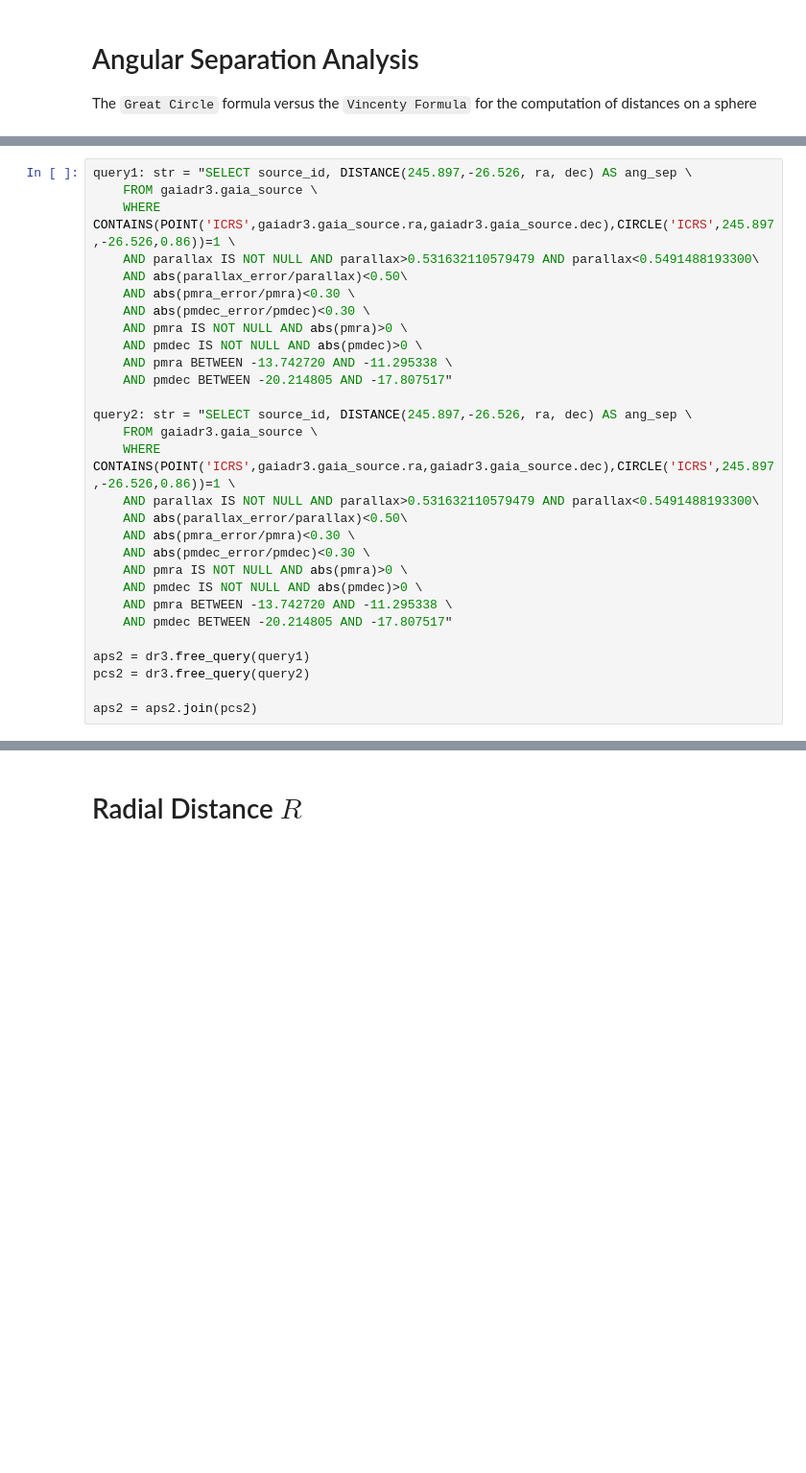
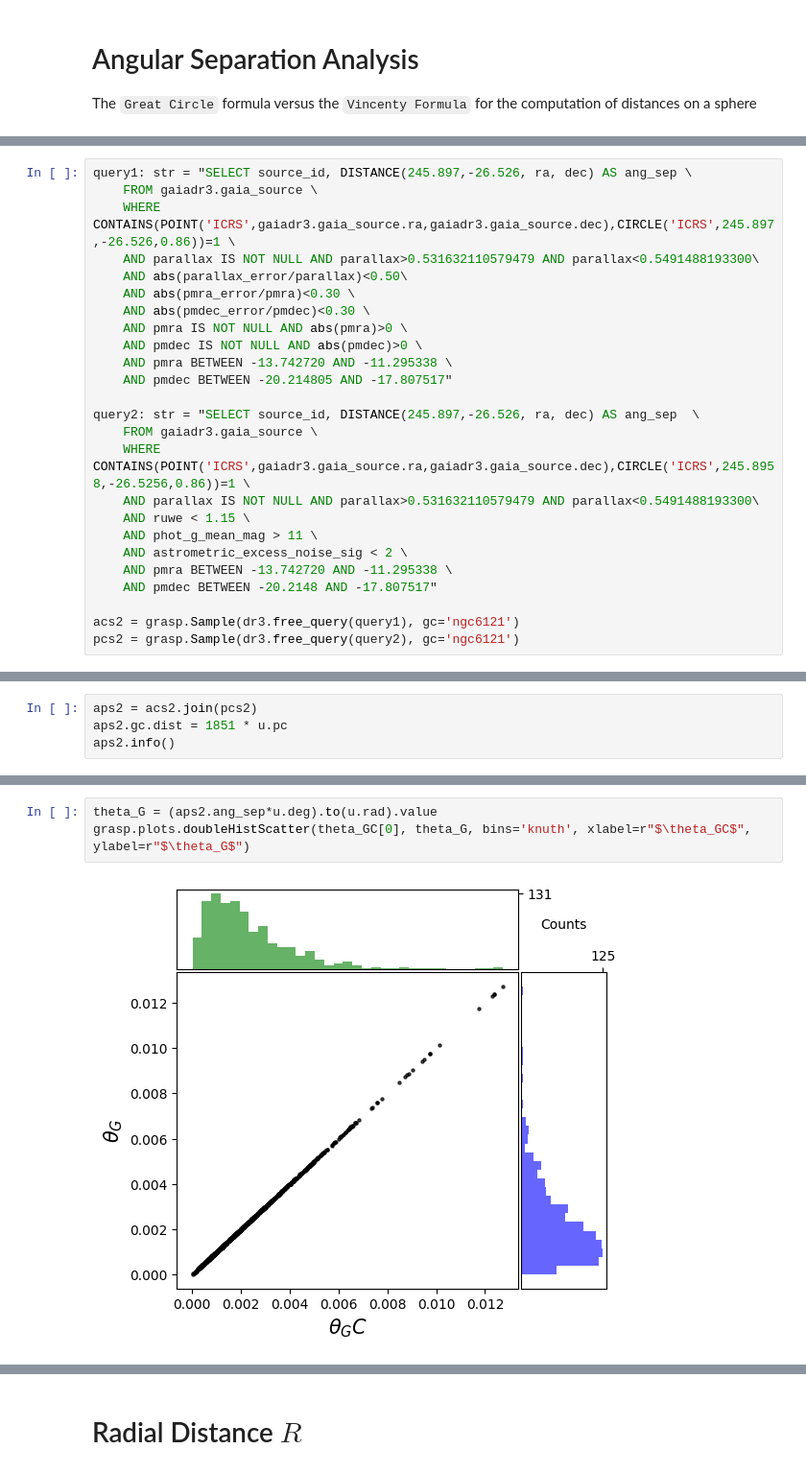
Before and after one commit to pietroferraiuolo/GRASP, a Jupyter notebook: scripts/n6121_analysis.ipynb, the cells around one changed output, grey strips where cells are left out. Shown at 96% size. Drawn from its saved outputs; the diff is of its cells as text; blank space fills up the shorter version.

```diff
--- a/scripts/n6121_analysis.ipynb
+++ b/scripts/n6121_analysis.ipynb
@@ -140,19 +206,15 @@ query1: str = "SELECT source_id, DISTANCE(245.897,-26.526, ra, dec) AS ang_sep \
     AND pmra BETWEEN -13.742720 AND -11.295338 \
     AND pmdec BETWEEN -20.214805 AND -17.807517"
 
-query2: str = "SELECT source_id, DISTANCE(245.897,-26.526, ra, dec) AS ang_sep \
+query2: str = "SELECT source_id, DISTANCE(245.897,-26.526, ra, dec) AS ang_sep  \
     FROM gaiadr3.gaia_source \
-    WHERE CONTAINS(POINT('ICRS',gaiadr3.gaia_source.ra,gaiadr3.gaia_source.dec),CIRCLE('ICRS',245.897,-26.526,0.86))=1 \
+    WHERE CONTAINS(POINT('ICRS',gaiadr3.gaia_source.ra,gaiadr3.gaia_source.dec),CIRCLE('ICRS',245.8958,-26.5256,0.86))=1 \
     AND parallax IS NOT NULL AND parallax>0.531632110579479 AND parallax<0.5491488193300\
-    AND abs(parallax_error/parallax)<0.50\
-    AND abs(pmra_error/pmra)<0.30 \
-    AND abs(pmdec_error/pmdec)<0.30 \
-    AND pmra IS NOT NULL AND abs(pmra)>0 \
-    AND pmdec IS NOT NULL AND abs(pmdec)>0 \
+    AND ruwe < 1.15 \
+    AND phot_g_mean_mag > 11 \
+    AND astrometric_excess_noise_sig < 2 \
     AND pmra BETWEEN -13.742720 AND -11.295338 \
-    AND pmdec BETWEEN -20.214805 AND -17.807517"
+    AND pmdec BETWEEN -20.2148 AND -17.807517"
 
-aps2 = dr3.free_query(query1)
-pcs2 = dr3.free_query(query2)
-
-aps2 = aps2.join(pcs2)
+acs2 = grasp.Sample(dr3.free_query(query1), gc='ngc6121')
+pcs2 = grasp.Sample(dr3.free_query(query2), gc='ngc6121')
@@ -158,0 +224,4 @@ aps2 = aps2.join(pcs2)
+# %%
+aps2 = acs2.join(pcs2)
+aps2.gc.dist = 1851 * u.pc
+aps2.info()
@@ -159 +234,6 @@ aps2 = aps2.join(pcs2)
+# %%
+theta_G = (aps2.ang_sep*u.deg).to(u.rad).value
+grasp.plots.doubleHistScatter(theta_GC[0], theta_G, bins='knuth', xlabel=r"$\theta_GC$", ylabel=r"$\theta_G$")
+# %% [output]
+[figure, added]
 # %% [markdown]
```
Also changed, not shown: parts of 51 cells of this notebook, 4 other files.
